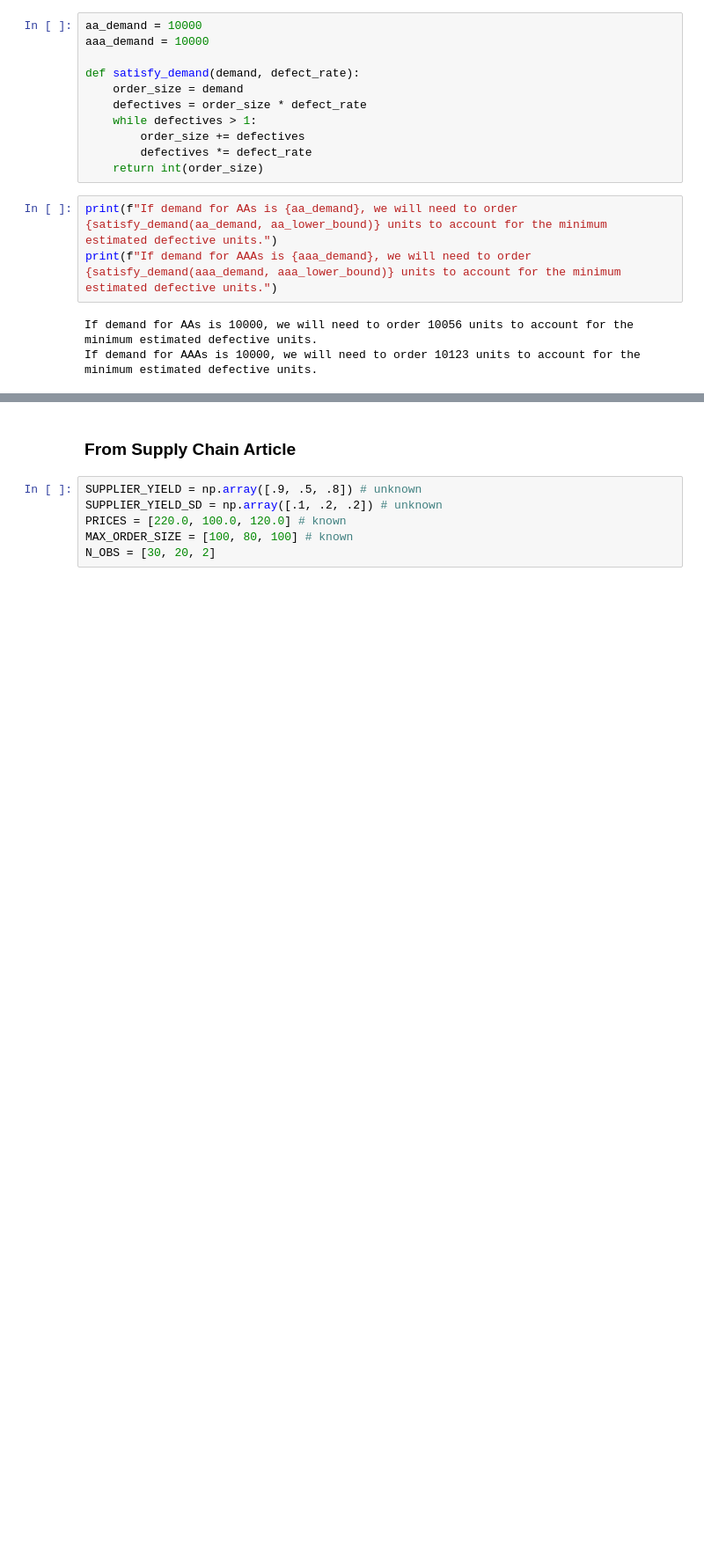
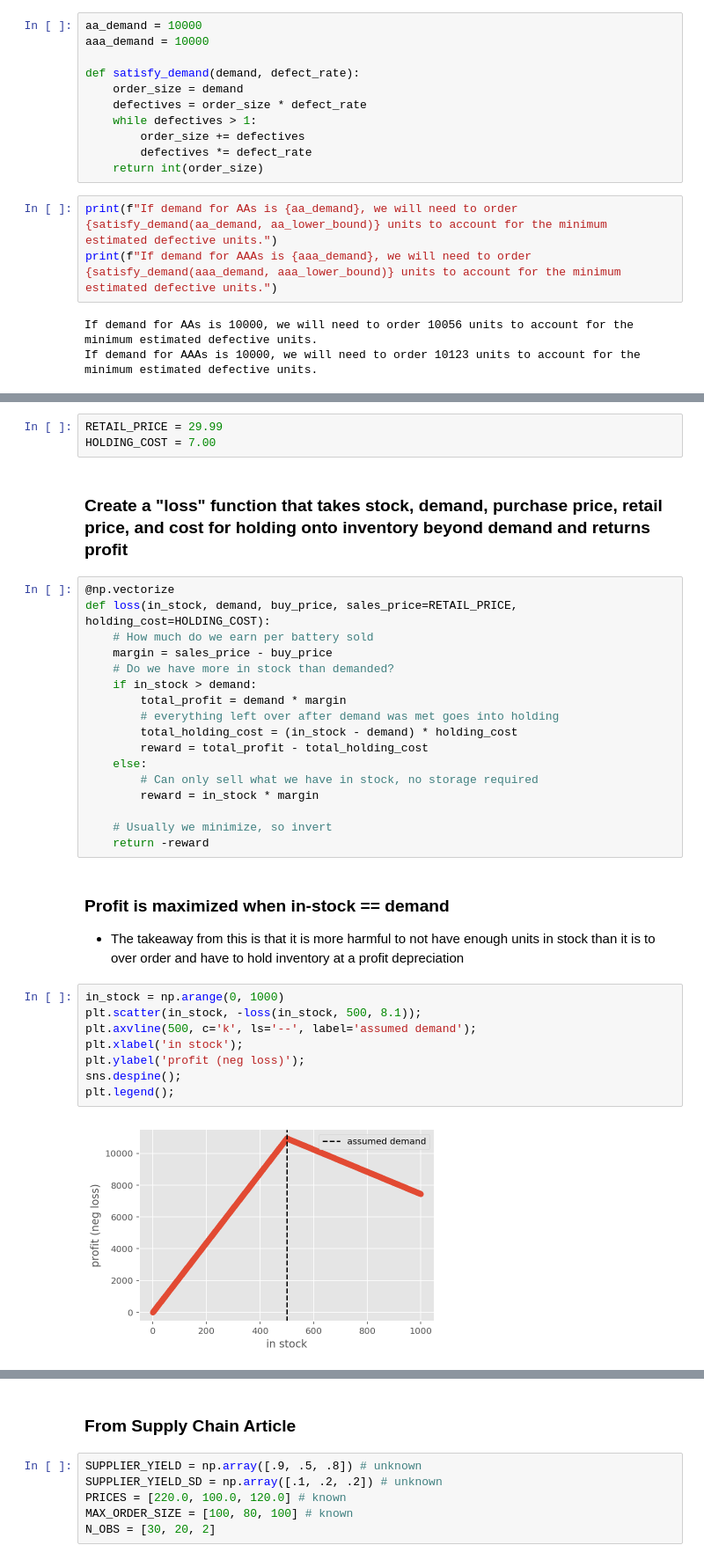
Before and after one commit to ryankirkland/customer-data-analysis, a Jupyter notebook: PBE-Order-Analysis.ipynb, the cells around one changed output, grey strips where cells are left out. Shown at 88% size. Drawn from its saved outputs; the diff is of its cells as text; blank space fills up the shorter version.

```diff
--- a/PBE-Order-Analysis.ipynb
+++ b/PBE-Order-Analysis.ipynb
@@ -360,0 +391,35 @@ $\text{None} \sim \text{Beta}(\mathit{alpha}=0.030752262915821383,~\mathit{beta}
+# %%
+RETAIL_PRICE = 29.99
+HOLDING_COST = 7.00
+# %% [markdown]
+### Create a "loss" function that takes stock, demand, purchase price, retail price, and cost for holding onto inventory beyond demand and returns profit
+# %%
+@np.vectorize
+def loss(in_stock, demand, buy_price, sales_price=RETAIL_PRICE, holding_cost=HOLDING_COST):
+    # How much do we earn per battery sold
+    margin = sales_price - buy_price
+    # Do we have more in stock than demanded?
+    if in_stock > demand:
+        total_profit = demand * margin
+        # everything left over after demand was met goes into holding
+        total_holding_cost = (in_stock - demand) * holding_cost
+        reward = total_profit - total_holding_cost
+    else:
+        # Can only sell what we have in stock, no storage required
+        reward = in_stock * margin
+
+    # Usually we minimize, so invert
+    return -reward
+# %% [markdown]
+### Profit is maximized when in-stock == demand
+- The takeaway from this is that it is more harmful to not have enough units in stock than it is to over order and have to hold inventory at a profit depreciation
+# %%
+in_stock = np.arange(0, 1000)
+plt.scatter(in_stock, -loss(in_stock, 500, 8.1));
+plt.axvline(500, c='k', ls='--', label='assumed demand');
+plt.xlabel('in stock');
+plt.ylabel('profit (neg loss)');
+sns.despine();
+plt.legend();
+# %% [output]
+[figure, added]
```
Also changed, not shown: parts of 14 cells of this notebook.
